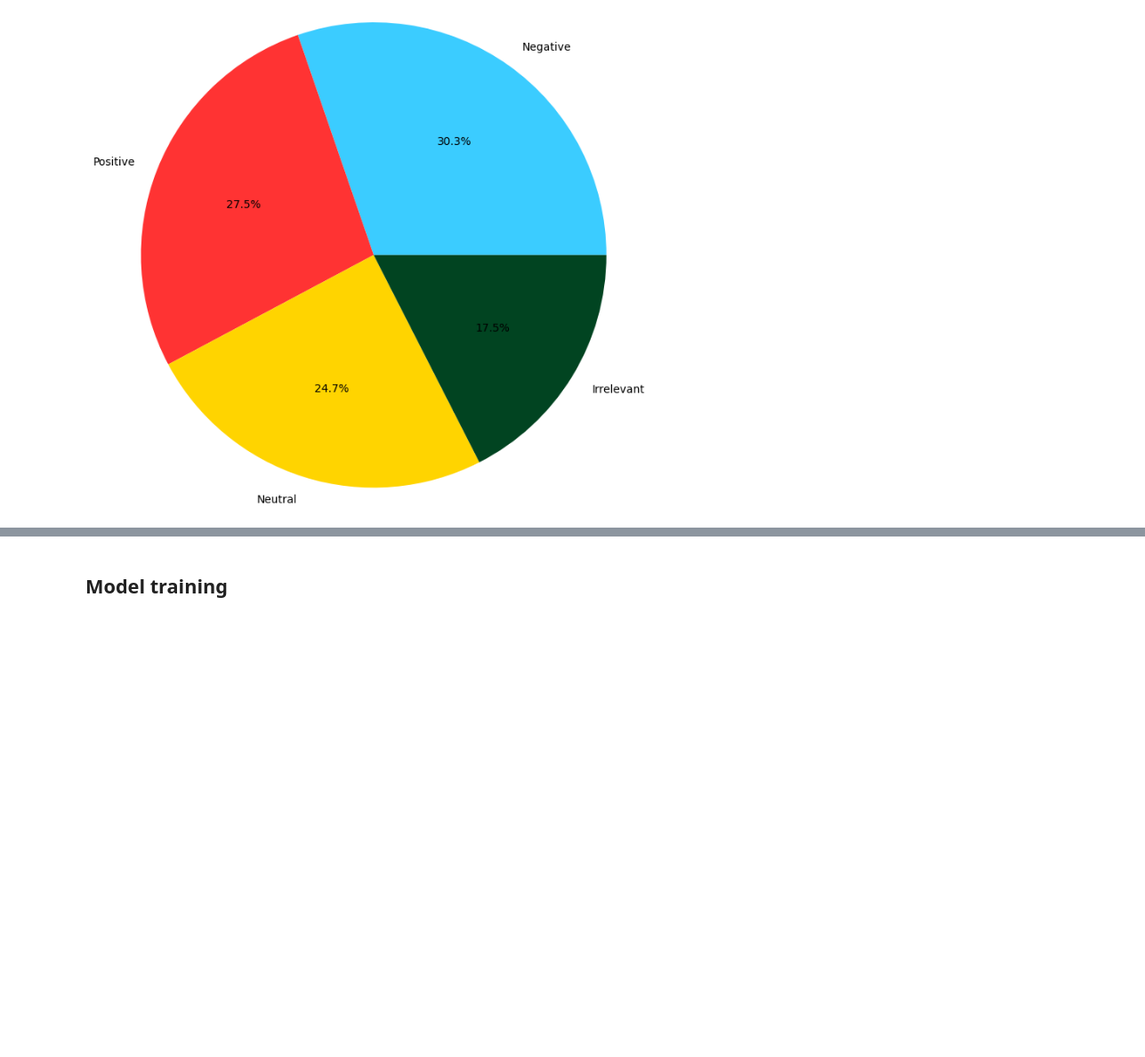
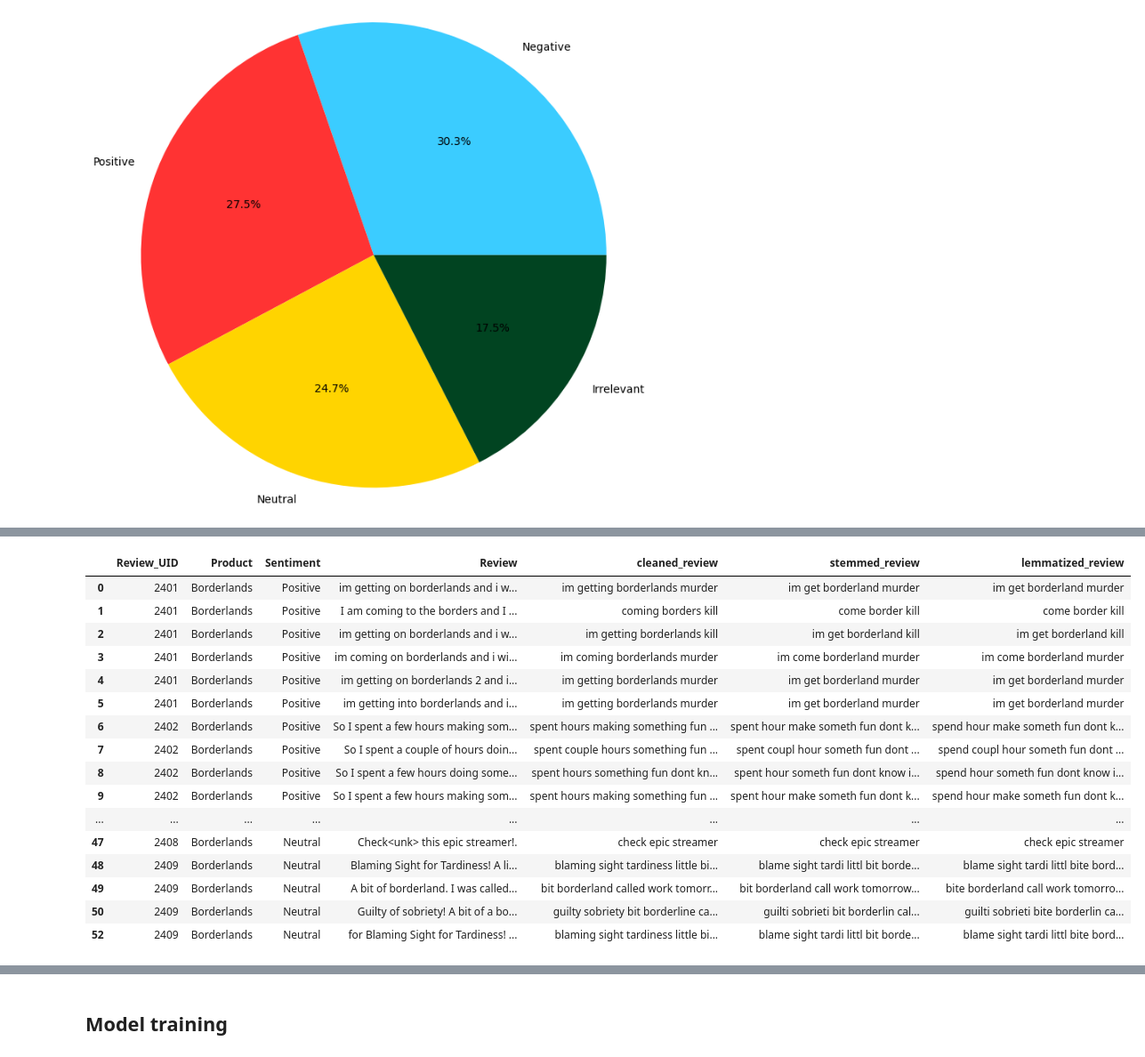
Before and after one commit to vik-rants/nlp-challenge, a Jupyter notebook: notebooks/sentiment-analysis.ipynb, the cells around one changed output, grey strips where cells are left out. Shown: that part at 89% size. Saved outputs shown, nothing was run; the diff lists cells and outputs as text; code cells hidden in the pictures; blank space fills up the shorter version.

```diff
--- a/notebooks/sentiment-analysis.ipynb
+++ b/notebooks/sentiment-analysis.ipynb
@@ -277,0 +313,4 @@ df.head(50)
+# %%
+# Let's take a look at the updated text
+df['stemmed_review'] = pd.DataFrame(df.cleaned_review.apply(stemmed))
+df.head(50)
@@ -277,0 +335,22 @@ df.head(50)
+# %%
+# Let's take a look at the updated text
+df['lemmatized_review'] = pd.DataFrame(df.stemmed_review.apply(lemmatized))
+df.head(50)
+# %% [output]
+|  | Review_UID | Product | Sentiment | Review | cleaned_review | stemmed_review | lemmatized_review |
+| 0 | 2401 | Borderlands | Positive | im getting on borderlands and i w... | im getting borderlands murder | im get borderland murder | im get borderland murder |
+| 1 | 2401 | Borderlands | Positive | I am coming to the borders and I ... | coming borders kill | come border kill | come border kill |
+| 2 | 2401 | Borderlands | Positive | im getting on borderlands and i w... | im getting borderlands kill | im get borderland kill | im get borderland kill |
+| 3 | 2401 | Borderlands | Positive | im coming on borderlands and i wi... | im coming borderlands murder | im come borderland murder | im come borderland murder |
+| 4 | 2401 | Borderlands | Positive | im getting on borderlands 2 and i... | im getting borderlands murder | im get borderland murder | im get borderland murder |
+| 5 | 2401 | Borderlands | Positive | im getting into borderlands and i... | im getting borderlands murder | im get borderland murder | im get borderland murder |
+| 6 | 2402 | Borderlands | Positive | So I spent a few hours making som... | spent hours making something fun ... | spent hour make someth fun dont k... | spend hour make someth fun dont k... |
+| 7 | 2402 | Borderlands | Positive | So I spent a couple of hours doin... | spent couple hours something fun ... | spent coupl hour someth fun dont ... | spend coupl hour someth fun dont ... |
+| 8 | 2402 | Borderlands | Positive | So I spent a few hours doing some... | spent hours something fun dont kn... | spent hour someth fun dont know i... | spend hour someth fun dont know i... |
+| 9 | 2402 | Borderlands | Positive | So I spent a few hours making som... | spent hours making something fun ... | spent hour make someth fun dont k... | spend hour make someth fun dont k... |
+| ... | ... | ... | ... | ... | ... | ... | ... |
+| 47 | 2408 | Borderlands | Neutral | Check<unk> this epic streamer!. | check epic streamer | check epic streamer | check epic streamer |
+| 48 | 2409 | Borderlands | Neutral | Blaming Sight for Tardiness! A li... | blaming sight tardiness little bi... | blame sight tardi littl bit borde... | blame sight tardi littl bite bord... |
+| 49 | 2409 | Borderlands | Neutral | A bit of borderland. I was called... | bit borderland called work tomorr... | bit borderland call work tomorrow... | bite borderland call work tomorro... |
+| 50 | 2409 | Borderlands | Neutral | Guilty of sobriety! A bit of a bo... | guilty sobriety bit borderline ca... | guilti sobrieti bit borderlin cal... | guilti sobrieti bite borderlin ca... |
+| 52 | 2409 | Borderlands | Neutral | for Blaming Sight for Tardiness! ... | blaming sight tardiness little bi... | blame sight tardi littl bit borde... | blame sight tardi littl bite bord... |
```
Also changed, not shown: parts of 19 cells of this notebook, 4 other files.
